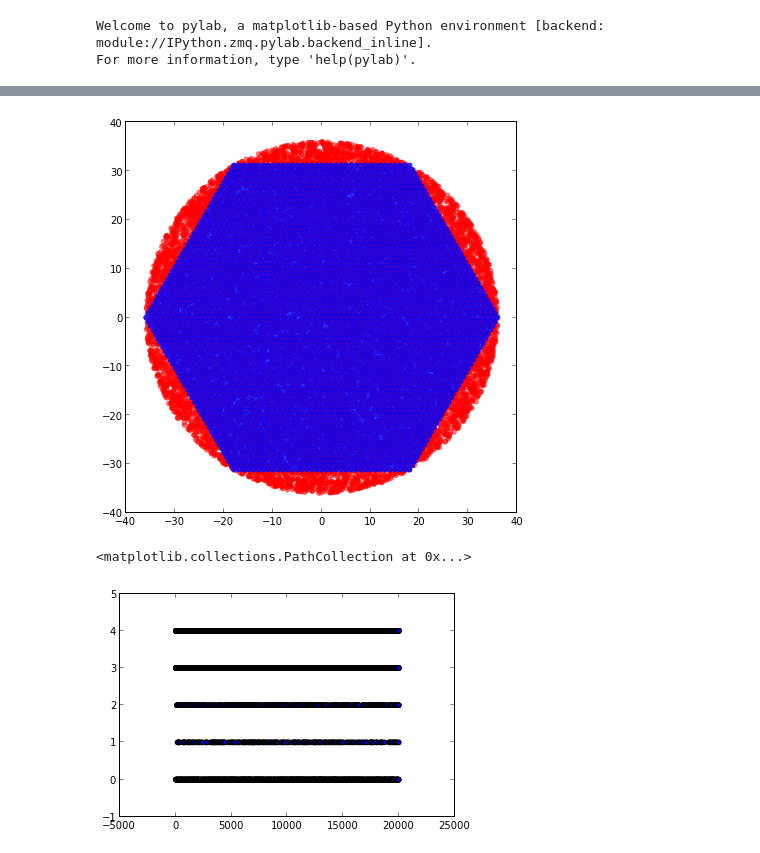
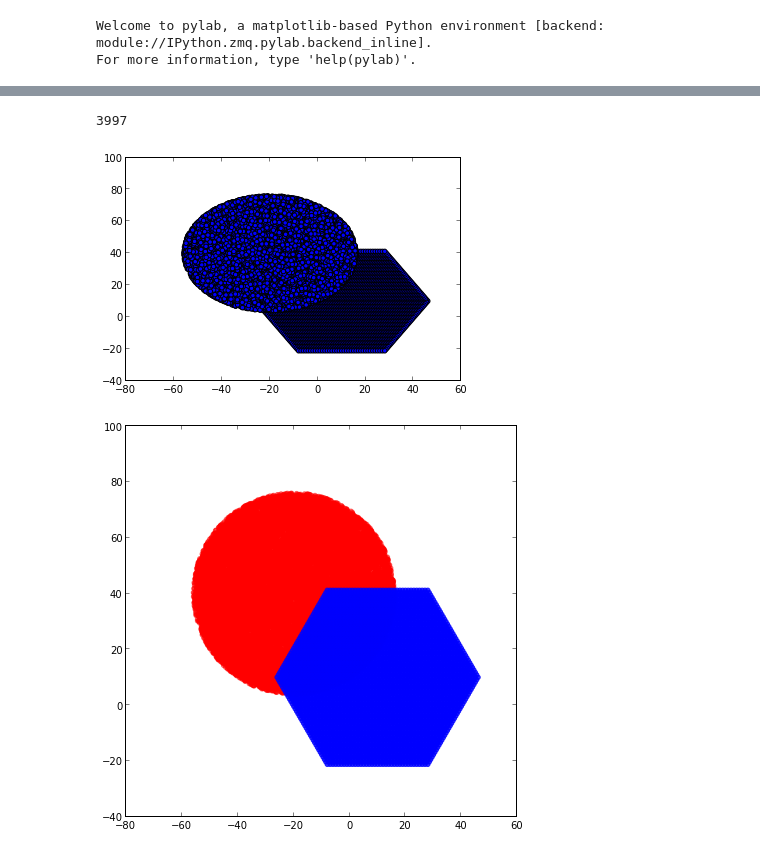
Before and after one commit to forero/FiberAllocation, a Jupyter notebook: source/fiber_allocation.ipynb, the cells around one changed output, grey strips where cells are left out. Drawn from its saved outputs; the diff is of its cells as text; code cells hidden in the pictures.

Commit message:
fixed bug in the fiber allocation routine

```diff
--- a/source/fiber_allocation.ipynb
+++ b/source/fiber_allocation.ipynb
@@ -70,26 +272,0 @@ scatter(fibers.x, fibers.y)
-# %%
-class MockGalaxyCatalog(object):
-    def __init__(self,
-                 Ngalaxies=100,
-                 radius_fov = 1.0,
-                 priority_levels = 3,
-                ):
-        self.radius_fov = radius_fov
-        self.Ngalaxies = Ngalaxies
-        self.priority_levels = priority_levels
-
-        self.make_random_mock_catalog()
-        self.fibers_per_galaxy = np.zeros(self.Ngalaxies)
-
-    def make_random_mock_catalog(self):
-        radius_fov_rand = self.radius_fov * sqrt(np.random.rand(self.Ngalaxies)) # Radius in degrees
-        theta_fov_rand = np.random.rand(self.Ngalaxies) * 2.0 * pi
-
-        self.ID = np.arange(self.Ngalaxies)
-        self.x = radius_fov_rand * cos(theta_fov_rand)
-        self.y = radius_fov_rand * sin(theta_fov_rand)
-
-        # random asignment with priority levels for each target, higher values correspond to higher priority
-        self.priority = np.random.randn(self.Ngalaxies)
-        self.priority = 0.99*(self.priority - np.amin(self.priority))/(np.amax(self.priority) - np.amin(self.priority))
-        self.priority = np.int_(self.priority * self.priority_levels)
@@ -103,12 +280,20 @@ scatter(gals.x, gals.y)
 # %%
+
+fibers = FiberSet(Ndiameter=73, fiber_pitch=1.0, fiber_size=0.01, center_x=10.0, center_y=10.0)
+print fibers.x.size
+scatter(fibers.x, fibers.y)
+gals = MockGalaxyCatalog(Ngalaxies=20000, radius_fov=fibers.radius, priority_levels=3, center_x=-20.0, center_y=40.0)
+scatter(gals.x, gals.y)
 #simple plot to check out the spatial distribution of data
 f = figure(figsize=(7,7))
 ax1 = f.add_subplot(111)
 ax1.scatter(gals.x, gals.y, color='red', alpha=0.5)
 ax1.scatter(fibers.x, fibers.y, color='blue', alpha=0.8)
 ax1.set_aspect('equal', 'datalim')
 # %% [output]
+3997
-[figure, old version]
+[figure, new version]
+[figure, added]
 # %%
 def count_fibers_per_galaxy(galaxies,  fibers):
     n_items = galaxies.Ngalaxies
@@ -124,5 +306,0 @@ count_fibers_per_galaxy(gals, fibers)
-# %%
-scatter(gals.ID,gals.fibers_per_galaxy)
-# %% [output]
-<matplotlib.collections.PathCollection at 0x...>
-[figure, removed]
```
Also changed, not shown: parts of 16 cells of this notebook.
